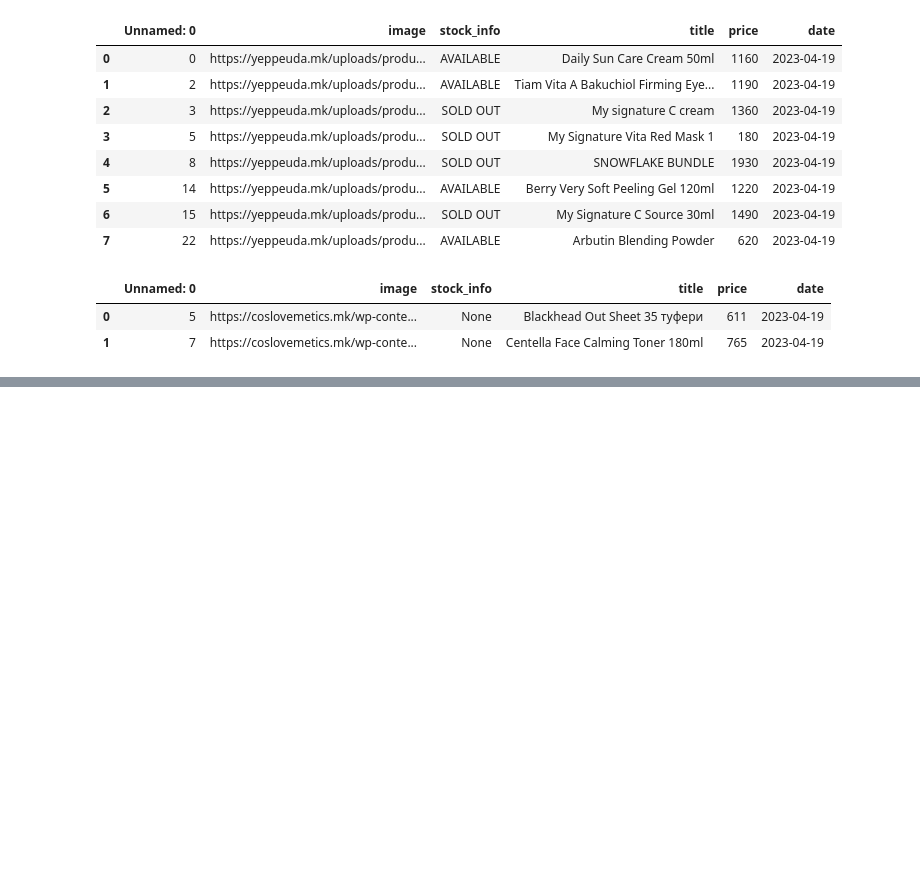
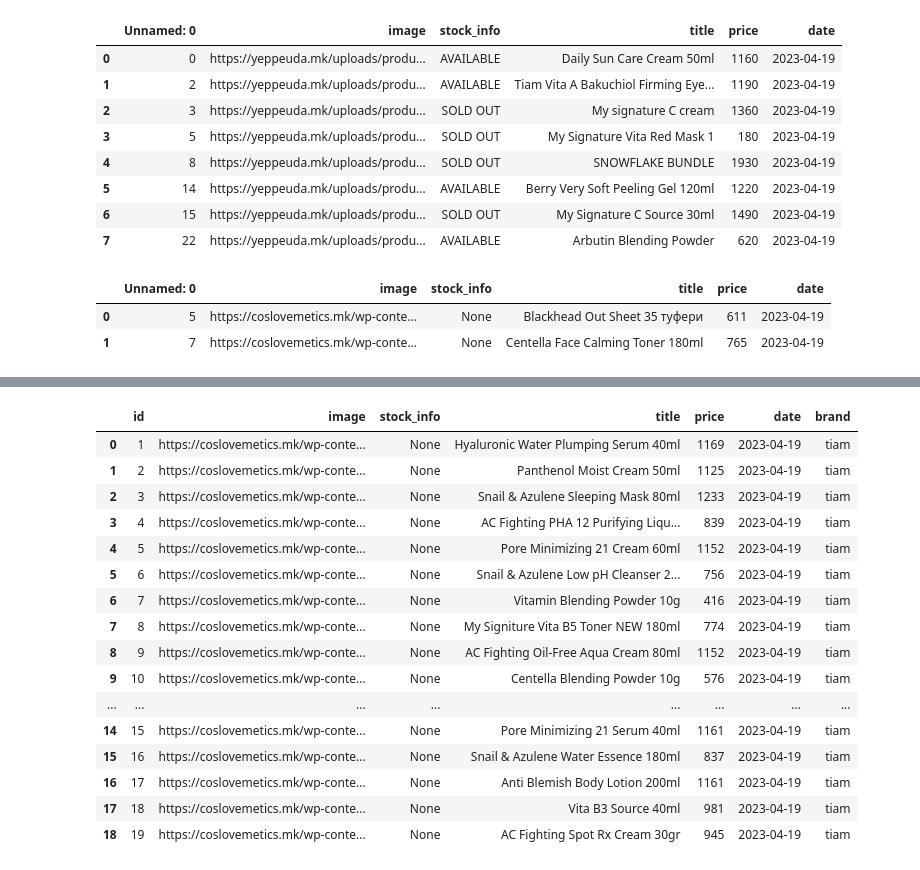
Before and after one commit to amatanasovska/affordable-skin, a Jupyter notebook: scraping-scripts/initial_scraping_files/initial_data_analysis.ipynb, the cells around one changed output, grey strips where cells are left out. Drawn from its saved outputs; the diff is of its cells as text; code cells hidden in the pictures; blank space fills up the shorter version.

```diff
--- a/scraping-scripts/initial_data_analysis.ipynb
+++ b/scraping-scripts/initial_scraping_files/initial_data_analysis.ipynb
@@ -279 +337,21 @@ for pair in equal_rows:
+# %%
+df_coslovemetics_tiam_with_ids
+# %% [output]
+|  | id | image | stock_info | title | price | date | brand |
+| 0 | 1 | https://coslovemetics.mk/wp-conte... | None | Hyaluronic Water Plumping Serum 40ml | 1169 | 2023-04-19 | tiam |
+| 1 | 2 | https://coslovemetics.mk/wp-conte... | None | Panthenol Moist Cream 50ml | 1125 | 2023-04-19 | tiam |
+| 2 | 3 | https://coslovemetics.mk/wp-conte... | None | Snail & Azulene Sleeping Mask 80ml | 1233 | 2023-04-19 | tiam |
+| 3 | 4 | https://coslovemetics.mk/wp-conte... | None | AC Fighting PHA 12 Purifying Liqu... | 839 | 2023-04-19 | tiam |
+| 4 | 5 | https://coslovemetics.mk/wp-conte... | None | Pore Minimizing 21 Cream 60ml | 1152 | 2023-04-19 | tiam |
+| 5 | 6 | https://coslovemetics.mk/wp-conte... | None | Snail & Azulene Low pH Cleanser 2... | 756 | 2023-04-19 | tiam |
+| 6 | 7 | https://coslovemetics.mk/wp-conte... | None | Vitamin Blending Powder 10g | 416 | 2023-04-19 | tiam |
+| 7 | 8 | https://coslovemetics.mk/wp-conte... | None | My Signiture Vita B5 Toner NEW 180ml | 774 | 2023-04-19 | tiam |
+| 8 | 9 | https://coslovemetics.mk/wp-conte... | None | AC Fighting Oil-Free Aqua Cream 80ml | 1152 | 2023-04-19 | tiam |
+| 9 | 10 | https://coslovemetics.mk/wp-conte... | None | Centella Blending Powder 10g | 576 | 2023-04-19 | tiam |
+| ... | ... | ... | ... | ... | ... | ... | ... |
+| 14 | 15 | https://coslovemetics.mk/wp-conte... | None | Pore Minimizing 21 Serum 40ml | 1161 | 2023-04-19 | tiam |
+| 15 | 16 | https://coslovemetics.mk/wp-conte... | None | Snail & Azulene Water Essence 180ml | 837 | 2023-04-19 | tiam |
+| 16 | 17 | https://coslovemetics.mk/wp-conte... | None | Anti Blemish Body Lotion 200ml | 1161 | 2023-04-19 | tiam |
+| 17 | 18 | https://coslovemetics.mk/wp-conte... | None | Vita B3 Source 40ml | 981 | 2023-04-19 | tiam |
+| 18 | 19 | https://coslovemetics.mk/wp-conte... | None | AC Fighting Spot Rx Cream 30gr | 945 | 2023-04-19 | tiam |
 # %%
```
Also changed, not shown: parts of 23 cells of this notebook, 18 other files.
